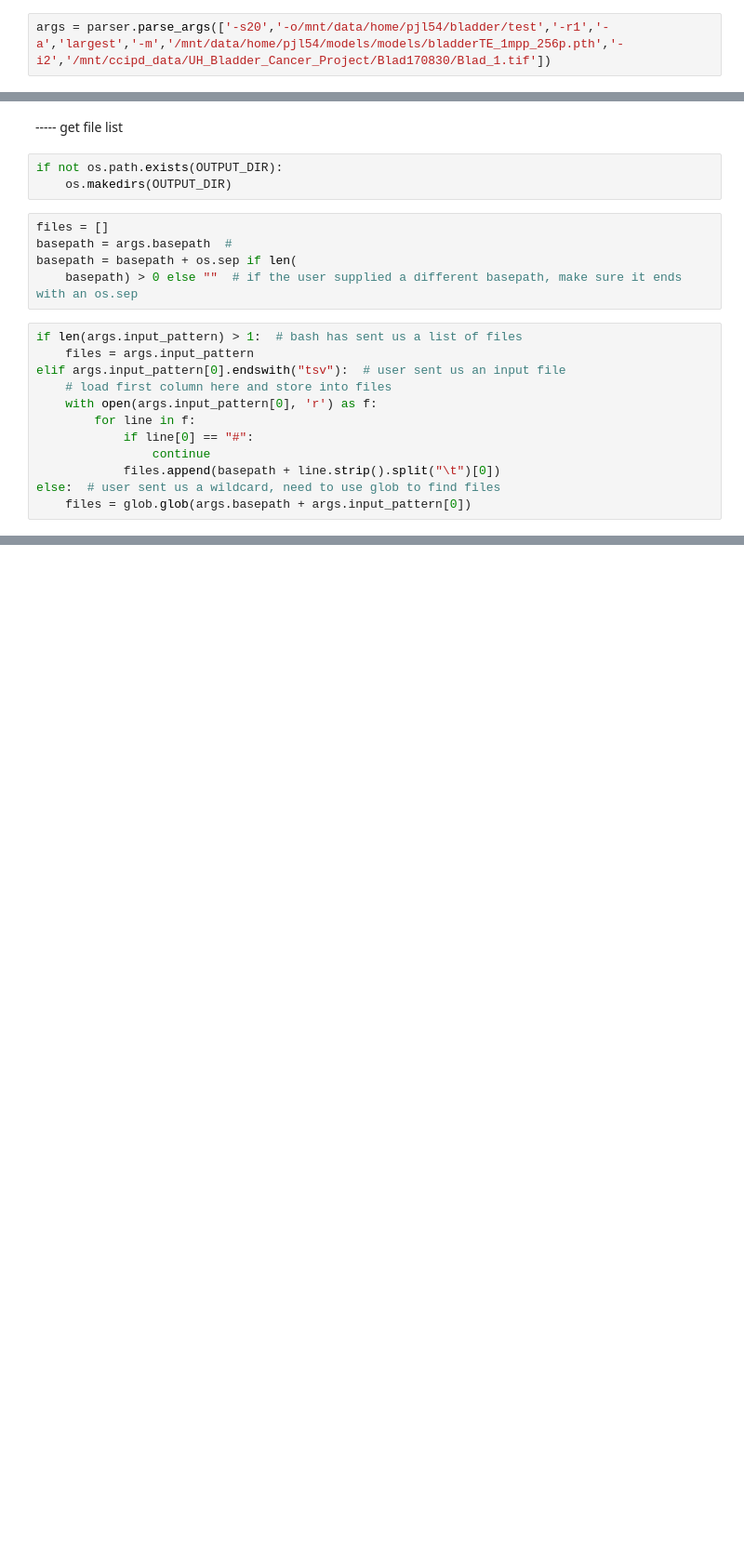
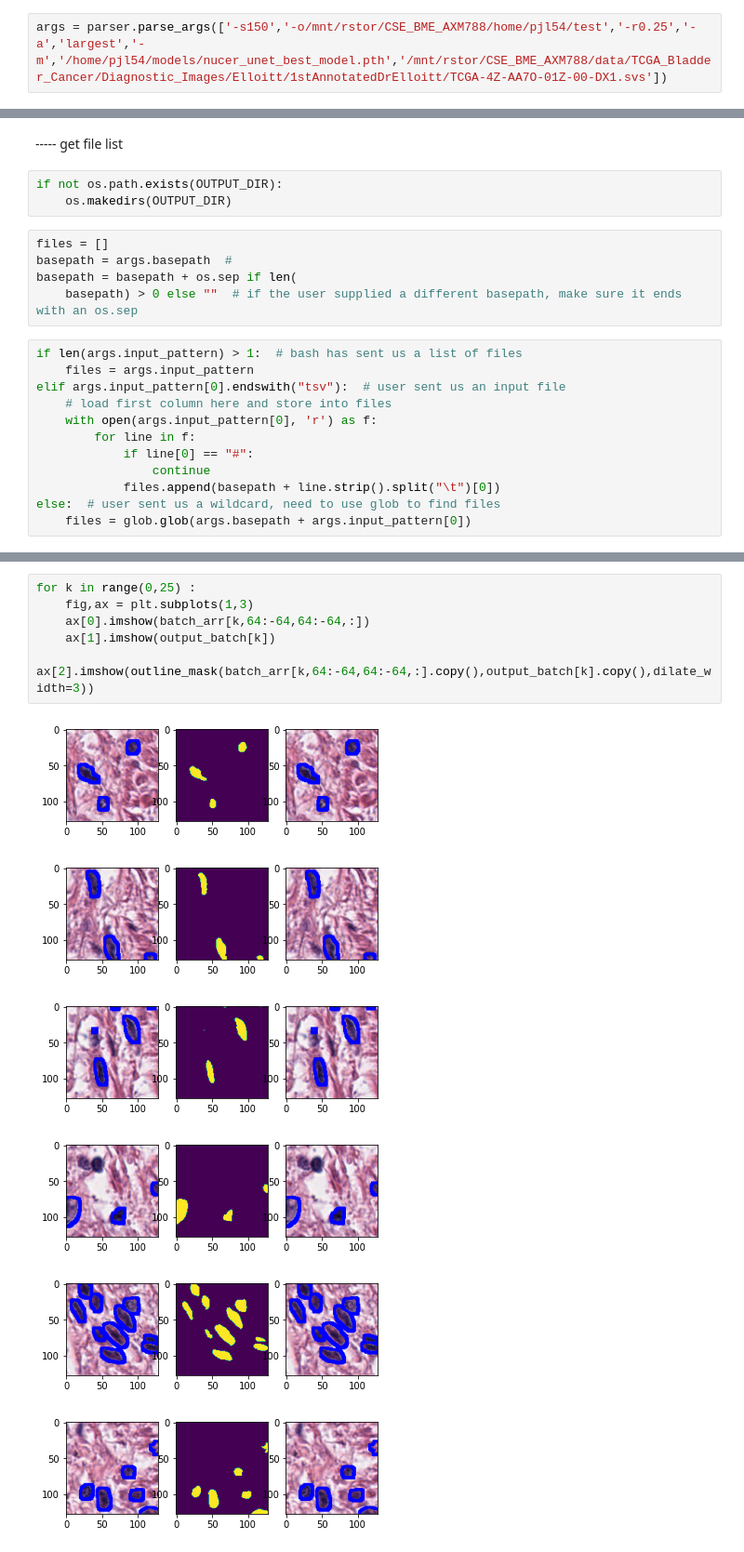
Before and after one commit to Hxitech/PytorchDigitalPathology, a Jupyter notebook: segmentation_epistroma_unet/make_output_unet_cmd_wsi.ipynb, the cells around one changed output, grey strips where cells are left out. Shown at 93% size. Cells and saved outputs as stored; diff of their text form; blank space fills up the shorter version.

Commit message:
bug fixes in output_WSI

```diff
--- a/segmentation_epistroma_unet/make_output_unet_cmd_wsi.ipynb
+++ b/segmentation_epistroma_unet/make_output_unet_cmd_wsi.ipynb
@@ -46,7 +49,7 @@ parser.add_argument('-b', '--basepath',
 # %% [output]
 _StoreAction(option_strings=['-b', '--basepath'], dest='basepath', nargs=None, const=None, default='', type=<class 'str'>, choices=None, help='base path to add to file names, helps when producing data ...
 # %%
-args = parser.parse_args(['-s20','-o/mnt/data/home/pjl54/bladder/test','-r1','-a','largest','-m','/mnt/data/home/pjl54/models/models/bladderTE_1mpp_256p.pth','-i2','/mnt/ccipd_data/UH_Bladder_Cancer_Project/Blad170830/Blad_1.tif'])
+args = parser.parse_args(['-s150','-o/mnt/rstor/CSE_BME_AXM788/home/pjl54/test','-r0.25','-a','largest','-m','/home/pjl54/models/nucer_unet_best_model.pth','/mnt/rstor/CSE_BME_AXM788/data/TCGA_Bladder_Cancer/Diagnostic_Images/Elloitt/1stAnnotatedDrElloitt/TCGA-4Z-AA7O-01Z-00-DX1.svs'])
 # %%
 if not (args.input_pattern):
     parser.error('No images selected with input pattern')
@@ -112,0 +221,13 @@ else:  # user sent us a wildcard, need to use glob to find files
+# %%
+for k in range(0,25) :
+    fig,ax = plt.subplots(1,3)
+    ax[0].imshow(batch_arr[k,64:-64,64:-64,:])
+    ax[1].imshow(output_batch[k])
+    ax[2].imshow(outline_mask(batch_arr[k,64:-64,64:-64,:].copy(),output_batch[k].copy(),dilate_width=3))
+# %% [output]
+[figure, added]
+[figure, added]
+[figure, added]
+[figure, added]
+[figure, added]
+[figure, added]
```
Also changed, not shown: parts of 32 cells of this notebook.
